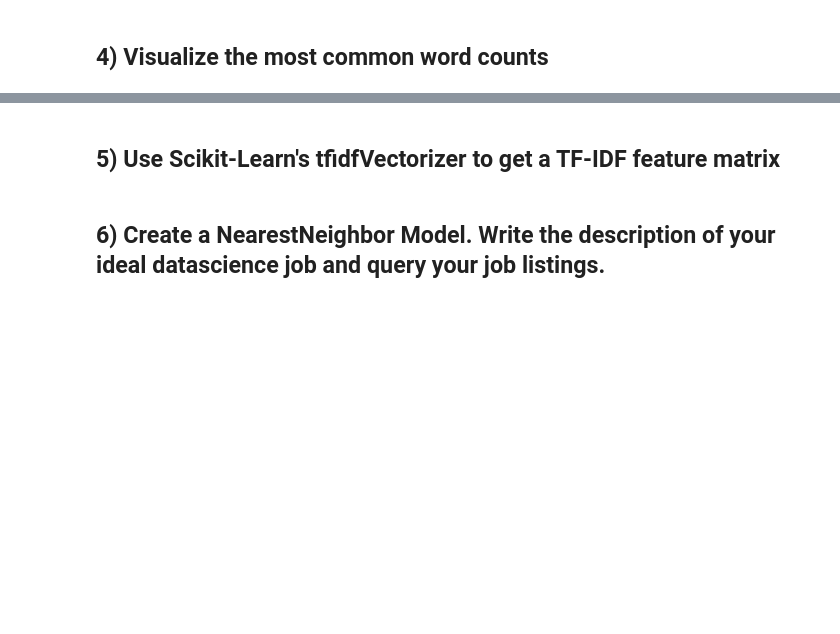
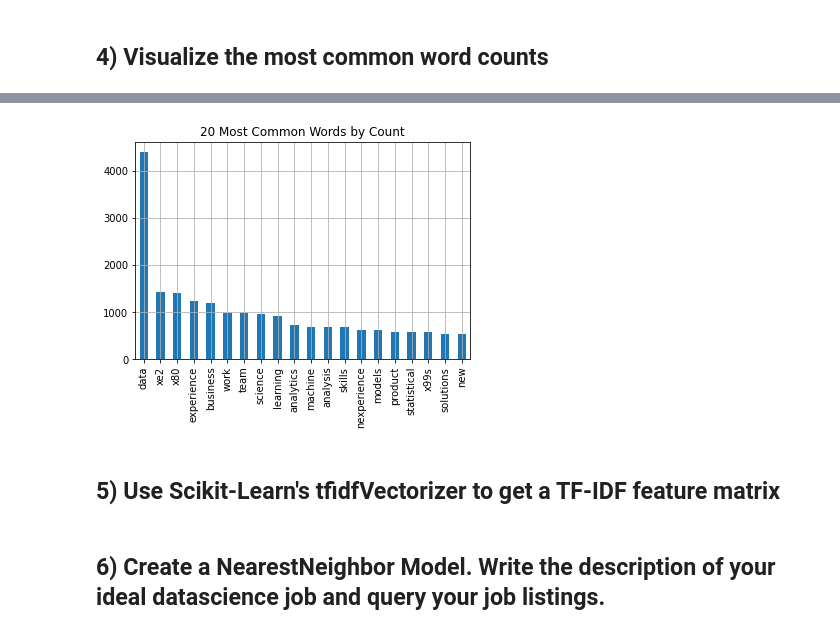
Before and after one commit to danoand/DS-Unit-4-Sprint-1-NLP, a Jupyter notebook: module2-vector-representations/LS_DS_412_Vector_Representations_Assignment.ipynb, the cells around one changed output, grey strips where cells are left out. Saved outputs shown, nothing was run; the diff lists cells and outputs as text; code cells hidden in the pictures; blank space fills up the shorter version.

```diff
--- a/module2-vector-representations/LS_DS_412_Vector_Representations_Assignment.ipynb
+++ b/module2-vector-representations/LS_DS_412_Vector_Representations_Assignment.ipynb
@@ -128,0 +164,11 @@ raise Exception("\nThis task is not complete. \nReplace this line with your code
+# %%
+from sklearn.feature_extraction.text import CountVectorizer
+
+# Initialize the CountVectorizer
+vect = CountVectorizer(stop_words='english')
+
+# Build a vocabulary against our universe of tokens
+vect.fit(df_job_lstgs_wrk['description_upd'])
+
+# transform text
+dtm = vect.transform(df_job_lstgs_wrk['description_upd'])
@@ -133,0 +196,4 @@ raise Exception("\nThis task is not complete. \nReplace this line with your code
+# %%
+# Generate a Word Count dataframe indicating the word count for each document
+dtm_wc = pd.DataFrame(dtm.todense(), columns=vect.get_feature_names())
+dtm_wc
@@ -133,0 +214,3 @@ raise Exception("\nThis task is not complete. \nReplace this line with your code
+# %%
+dtm_wc_sum = dtm_wc.sum()
+dtm_wc_sum
@@ -133,0 +230,6 @@ raise Exception("\nThis task is not complete. \nReplace this line with your code
+# %%
+# Determine the word count for 'collaborate'
+dtm_wc_sum_sort = dtm_wc_sum.sort_values(ascending=False)
+
+
+dtm_wc_sum_sort[:20]
@@ -134,3 +254,7 @@ raise Exception("\nThis task is not complete. \nReplace this line with your code
+# %%
+dtm_wc_sum_sort[:20].plot(kind='bar', title='20 Most Common Words by Count', grid=True);
+# %% [output]
+[figure, added]
 # %% [markdown]
 ## 5) Use Scikit-Learn's tfidfVectorizer to get a TF-IDF feature matrix
 # %%
```
Also changed, not shown: parts of 12 cells of this notebook.
